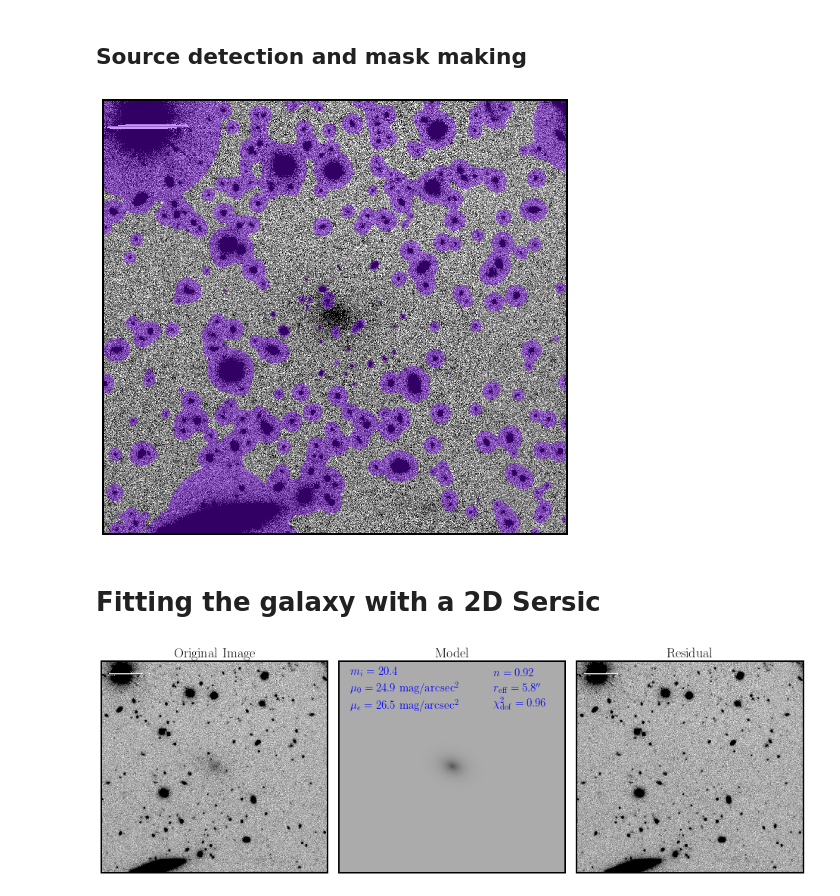
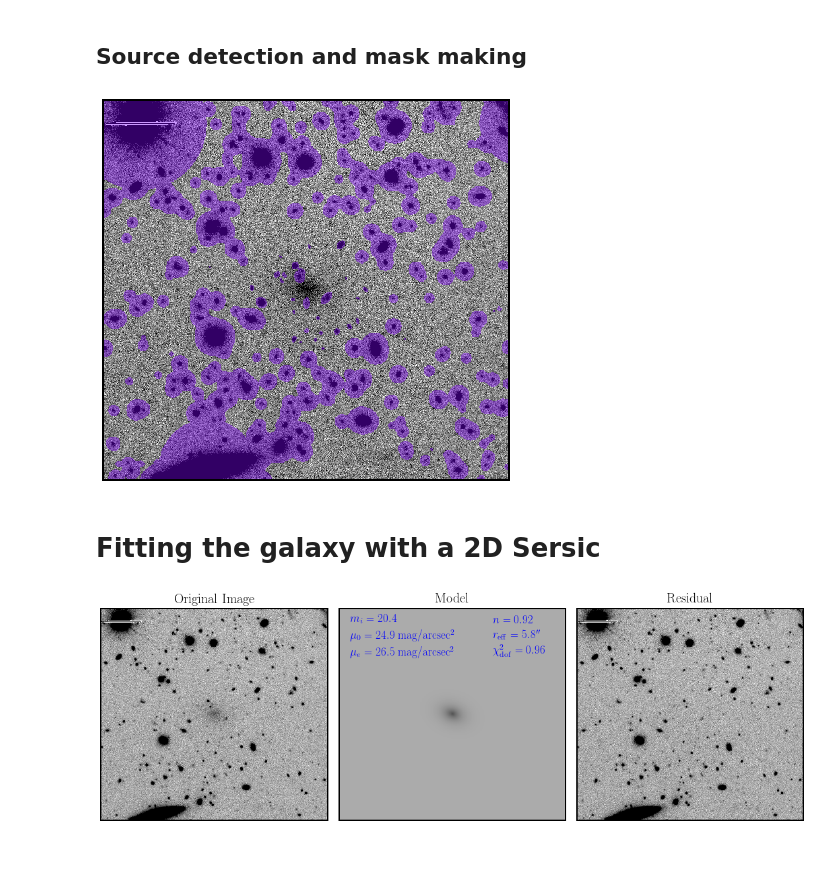
Before and after one commit to johnnygreco/hugs-ana, a Jupyter notebook: notebooks/hugs_imfit_demo.ipynb, the cells around one changed output. Drawn from its saved outputs; the diff is of its cells as text; code cells hidden in the pictures; blank space fills up the shorter version.

```diff
--- a/notebooks/hugs_imfit_demo.ipynb
+++ b/notebooks/hugs_imfit_demo.ipynb
@@ -14,13 +14,13 @@ img_fn = datadir+'test_candy.fits'
 # %%
 img_head, img, mask, var = hugs.imtools.open_fits(img_fn)
 phot_mask = hugs.phot.make_phot_mask(
     img, 1.5, 100, mask=mask, grow_obj=3., grow_sig=6, mask_thresh=0.02, obj_rmin=20,
     sep_extract_params={'deblend_nthresh': 16, 'deblend_cont': 0.001, 'minarea': 5})
 mask_fn = datadir+'mask.fits'
 fits.writeto(mask_fn, phot_mask, img_head, clobber=True)
-hugs.phot.viz.overlay_mask(img, phot_mask, figsize=(8,8))
+hugs.phot.viz.overlay_mask(img, phot_mask, figsize=(7,7))
 # %% [output]
-[figure, old version]
+[figure, new version]
 # %% [markdown]
 # Fitting the galaxy with a 2D Sersic
 # %%
@@ -28,9 +28,8 @@ out_fn = datadir+'imfit_bestfit_params.txt'
 config_fn = datadir+'myconfig.dat'
 config = {'X0':[330, 300, 360], 'Y0':[308, 280, 340],
           'PA': 18., 'ell':[0.2,0,1], 'n':0.5, 'I_e':1.0, 'r_e':5}
-hugs.imfit.run(img_fn+'[1]', config_fn, mask_fn, img_fn+'[3]',
-               out_fn=out_fn, config=config)
-results = hugs.imfit.read_results(out_fn)
-hugs.imfit.viz.img_mod_res(img_fn, results)
+results = hugs.imfit.run(img_fn+'[1]', config_fn, mask_fn, img_fn+'[3]',
+                          out_fn=out_fn, config=config)
+hugs.imfit.viz.img_mod_res(img_fn, results, figsize=(18,6))
 # %% [output]
-[figure, old version]
+[figure, new version]
```
Also changed, not shown: 3 other files.
